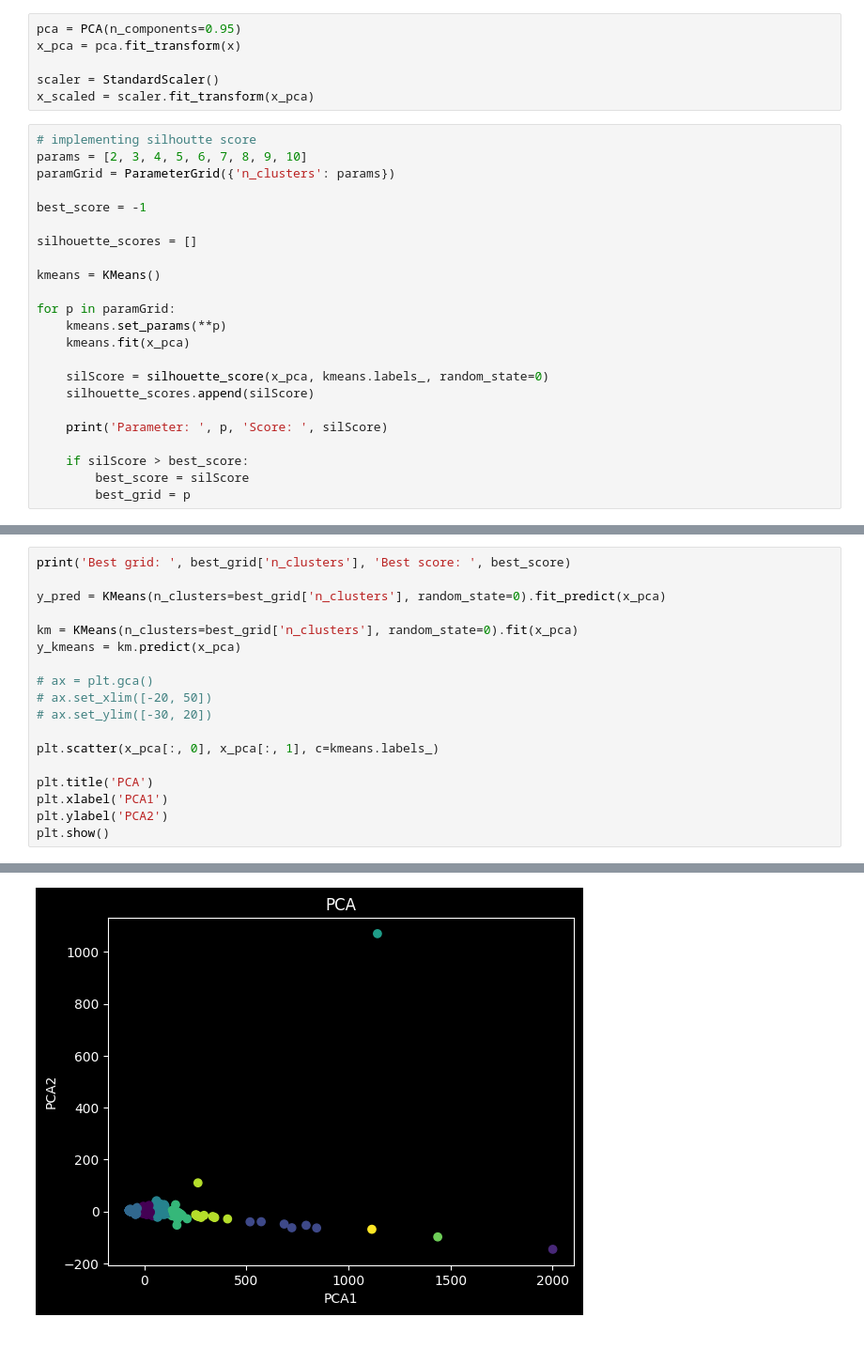
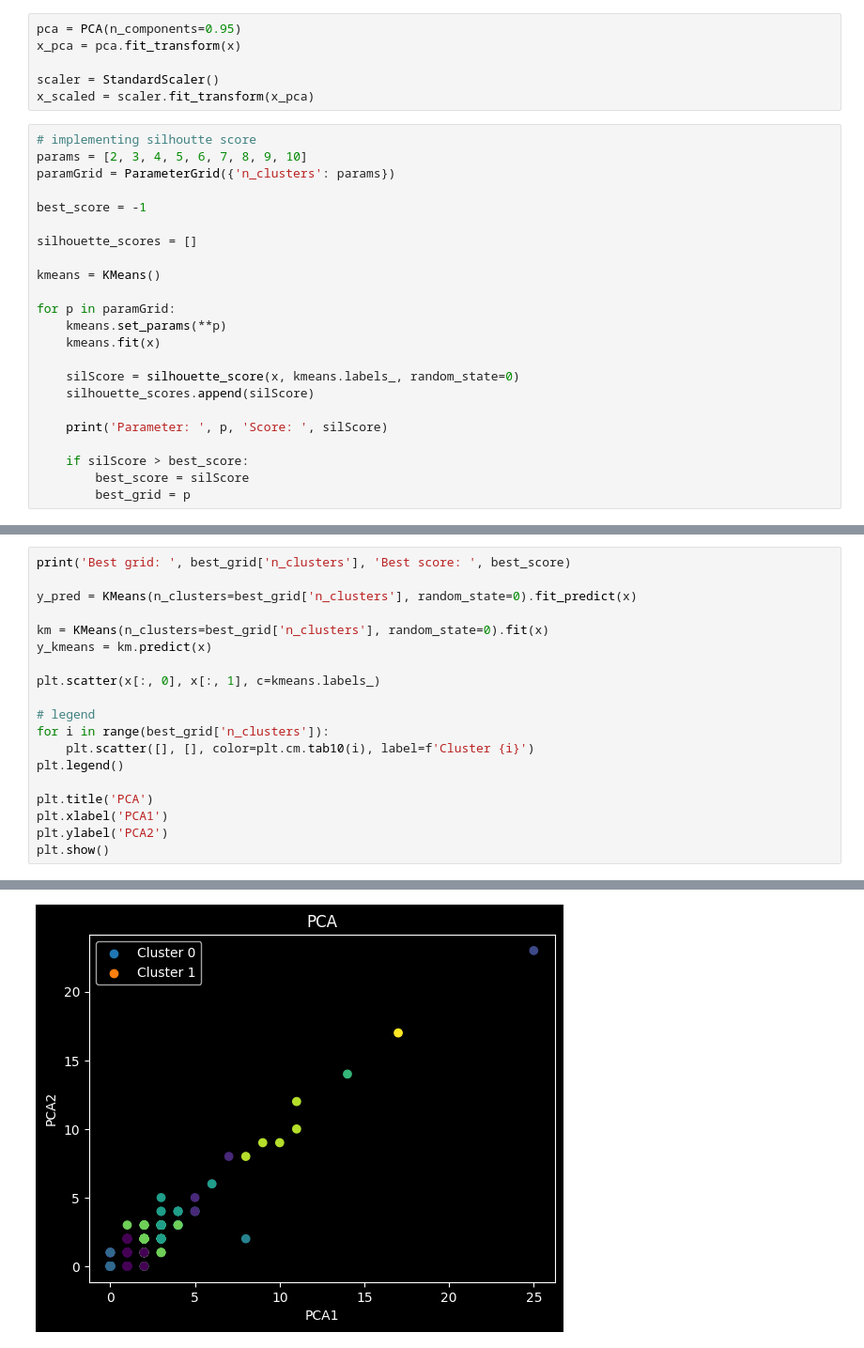
Before and after one commit to YamatoFr/Genomic_data_pre_processing_and_data_analysis, a Jupyter notebook: scripts/clustering/gene_parser/network.ipynb, the cells around one changed output, grey strips where cells are left out. Shown at 94% size. Cells and saved outputs as stored; diff of their text form.

```diff
--- a/scripts/clustering/gene_parser/network.ipynb
+++ b/scripts/clustering/gene_parser/network.ipynb
@@ -44,9 +44,9 @@ kmeans = KMeans()
 
 for p in paramGrid:
 	kmeans.set_params(**p)
-	kmeans.fit(x_pca)
+	kmeans.fit(x)
 
-	silScore = silhouette_score(x_pca, kmeans.labels_, random_state=0)
+	silScore = silhouette_score(x, kmeans.labels_, random_state=0)
 	silhouette_scores.append(silScore)
 
 	print('Parameter: ', p, 'Score: ', silScore)
@@ -78,16 +78,17 @@ plt.show()
 # %%
 print('Best grid: ', best_grid['n_clusters'], 'Best score: ', best_score)
 
-y_pred = KMeans(n_clusters=best_grid['n_clusters'], random_state=0).fit_predict(x_pca)
+y_pred = KMeans(n_clusters=best_grid['n_clusters'], random_state=0).fit_predict(x)
 
-km = KMeans(n_clusters=best_grid['n_clusters'], random_state=0).fit(x_pca)
-y_kmeans = km.predict(x_pca)
+km = KMeans(n_clusters=best_grid['n_clusters'], random_state=0).fit(x)
+y_kmeans = km.predict(x)
 
-# ax = plt.gca()
-# ax.set_xlim([-20, 50])
-# ax.set_ylim([-30, 20])
+plt.scatter(x[:, 0], x[:, 1], c=kmeans.labels_)
 
-plt.scatter(x_pca[:, 0], x_pca[:, 1], c=kmeans.labels_)
+# legend
+for i in range(best_grid['n_clusters']):
+	plt.scatter([], [], color=plt.cm.tab10(i), label=f'Cluster {i}')
+plt.legend()
 
 plt.title('PCA')
 plt.xlabel('PCA1')
@@ -98,4 +99,4 @@ Best grid:  9 Best score:  0.9578199383899024
-[figure, old version]
+[figure, new version]
 # %%
 # ax = plt.gca()
 # ax.set_xlim([-200, 450])
```
Also changed, not shown: parts of 11 cells of this notebook, 3 other files.
